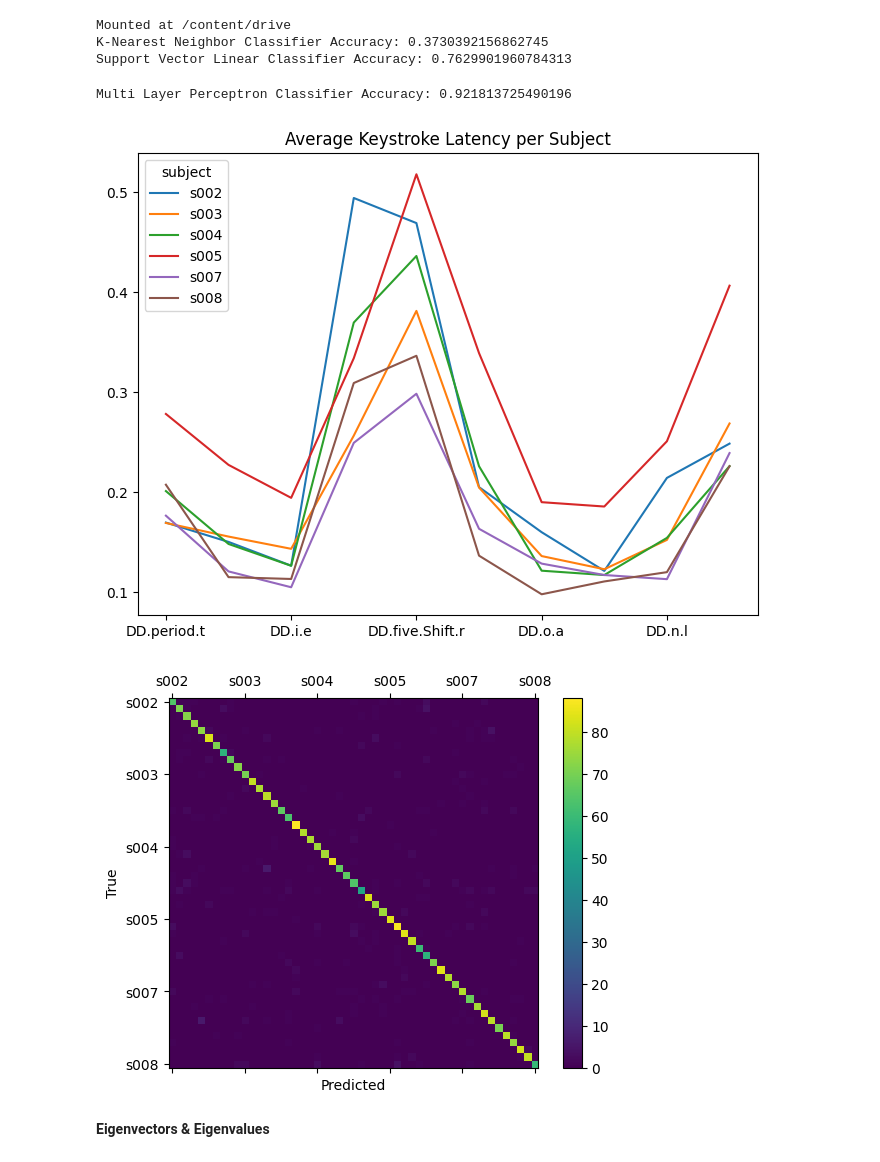
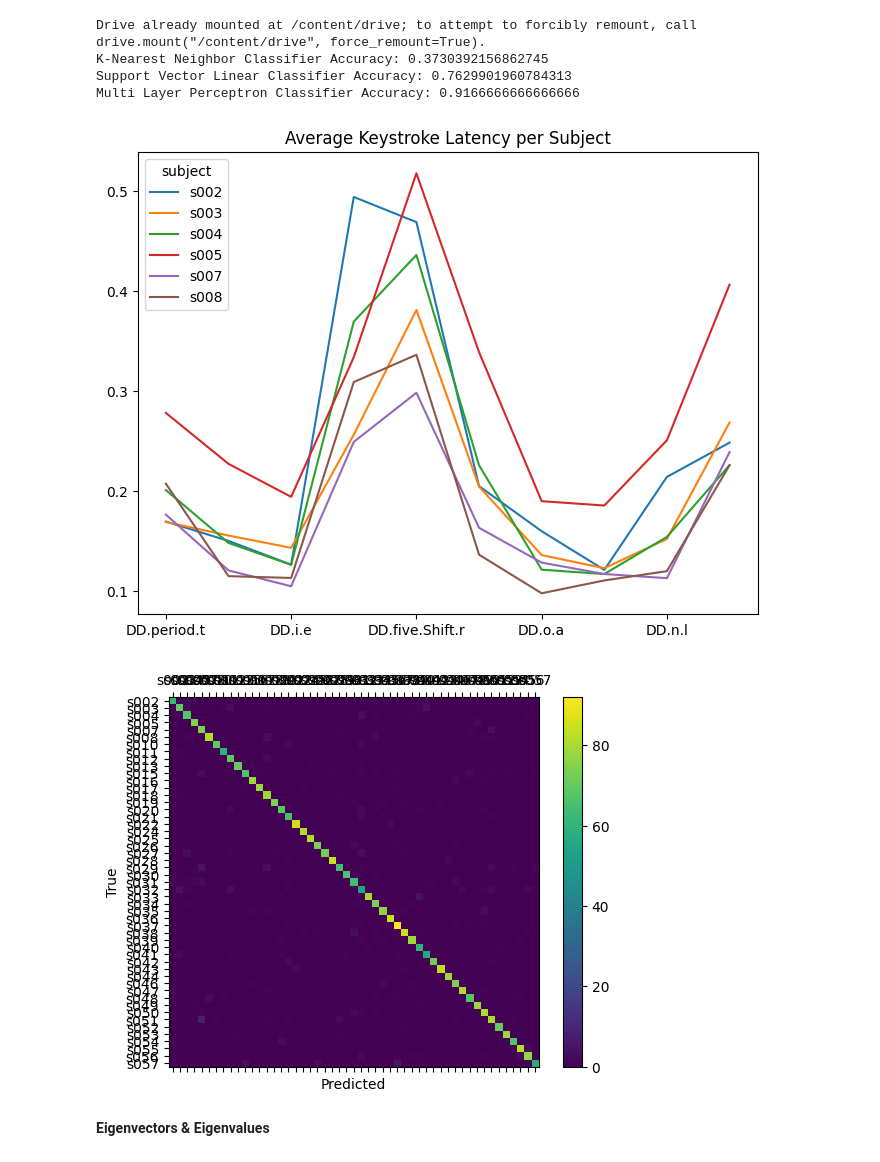
Before and after one commit to chandrajitpal/Cybersecurity, a Jupyter notebook: cyberlabs/LAB5_cyber.ipynb, the cells around one changed output. Saved outputs shown, nothing was run; the diff lists cells and outputs as text; code cells hidden in the pictures.

```diff
--- a/cyberlabs/LAB5_cyber.ipynb
+++ b/cyberlabs/LAB5_cyber.ipynb
@@ -59,39 +59,42 @@ print('Support Vector Linear Classifier Accuracy:', svc_accuracy)
 
 
 
 
-mlpc = MLPClassifier(max_iter=500) # Increased max_iter
+mlpc = MLPClassifier(max_iter=1000) # Increased max_iter further
 mlpc.fit(X_train,y_train)
 
 y_pred_mlpc = mlpc.predict(X_test)
 
 mlpc_accuracy = metrics.accuracy_score(y_test, y_pred_mlpc)
 print('Multi Layer Perceptron Classifier Accuracy:', mlpc_accuracy)
 
 
 
 
 from sklearn.metrics import confusion_matrix
 
 labels = list(pwd_data['subject'].unique())
 cm = confusion_matrix(y_test, y_pred_mlpc, labels=labels) # Pass labels as keyword argument and use y_pred_mlpc
 
 figure = plt.figure()
 axes = figure.add_subplot(111)
 cax = axes.matshow(cm) # Changed 'figure.colorbar(axes.matshow(cm))' to 'cax = axes.matshow(cm)' to avoid error
 figure.colorbar(cax) # Pass the returned AxesImage object to colorbar
-axes.set_xticklabels([''] + labels)
-axes.set_yticklabels([''] + labels)
+ticks = np.arange(0, len(labels), 1) # Define ticks
+axes.set_xticks(ticks) # Set ticks
+axes.set_yticks(ticks) # Set ticks
+axes.set_xticklabels(labels) # Set labels after setting ticks
+axes.set_yticklabels(labels) # Set labels after setting ticks
 plt.xlabel('Predicted')
 plt.ylabel('True')
 plt.show() # Added plt.show() to display the plot
 # %% [output]
-Mounted at /content/drive
+Drive already mounted at /content/drive; to attempt to forcibly remount, call drive.mount("/content/drive", force_remount=True).
 K-Nearest Neighbor Classifier Accuracy: 0.3730392156862745
 Support Vector Linear Classifier Accuracy: 0.7629901960784313
+Multi Layer Perceptron Classifier Accuracy: 0.9166666666666666
-Multi Layer Perceptron Classifier Accuracy: 0.921813725490196
 [figure]
-[figure, old version]
+[figure, new version]
 # %% [markdown]
 **Eigenvectors & Eigenvalues**
 # %%
```
